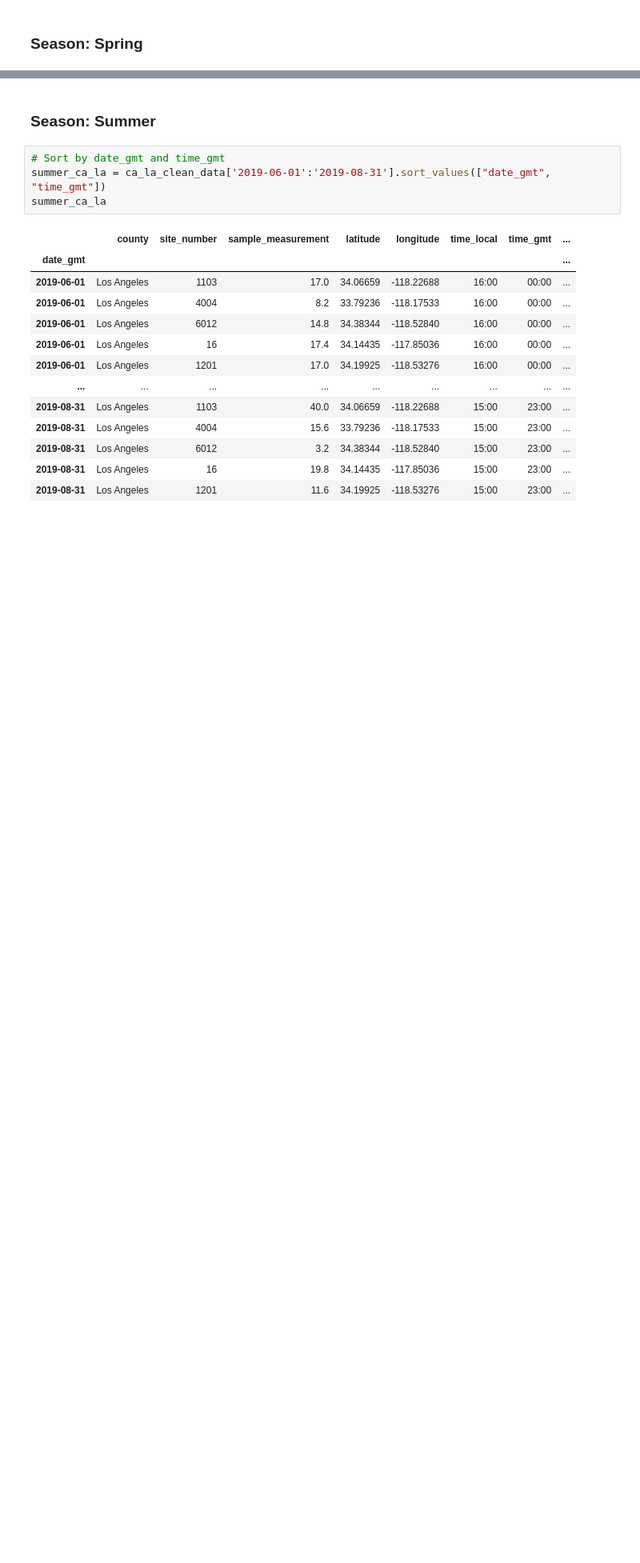
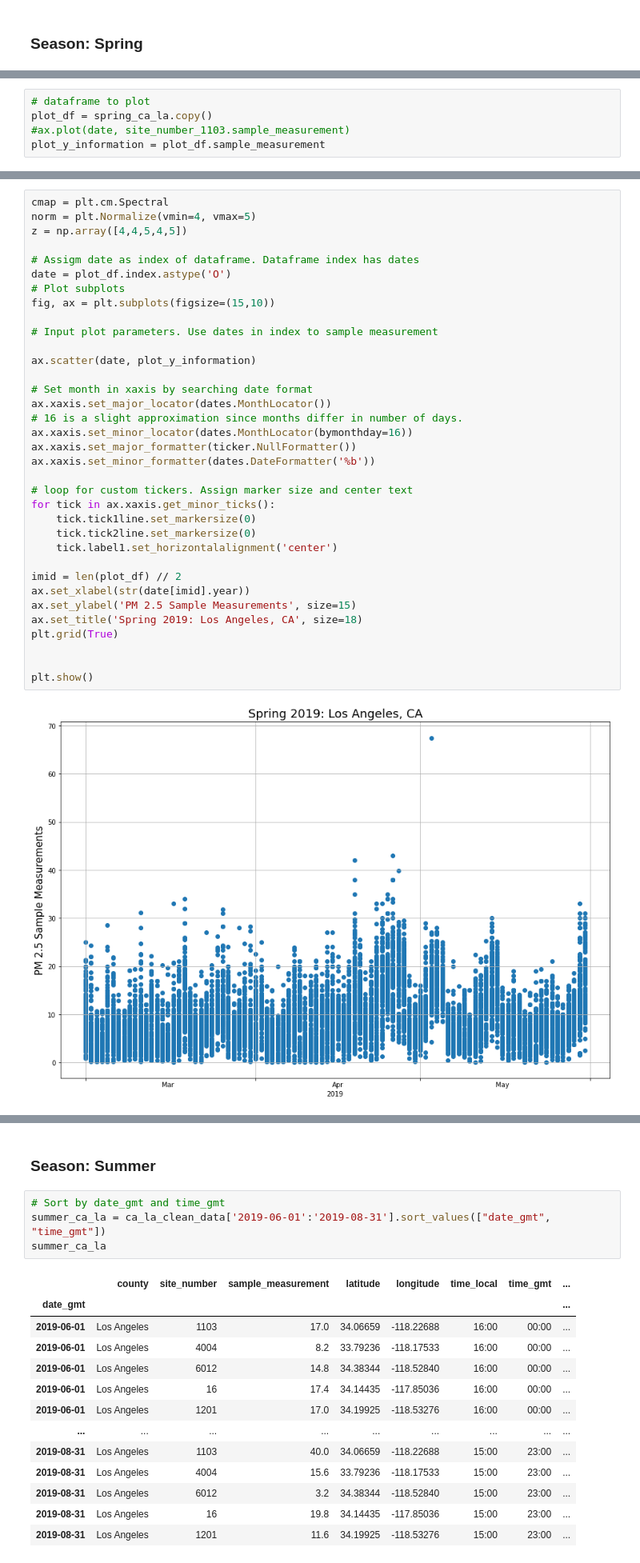
Before and after one commit to wetseng/air-pollution-analysis, a Jupyter notebook: Seasonal_State_County.ipynb, the cells around one changed output, grey strips where cells are left out. Shown: that part at 80% size. Cells and saved outputs as stored; diff of their text form; blank space fills up the shorter version.

```diff
--- a/Seasonal_State_County.ipynb
+++ b/Seasonal_State_County.ipynb
@@ -144,0 +399,5 @@ TypeError: set_xlim() got an unexpected keyword argument 'rotation'
+# %%
+# dataframe to plot
+plot_df = spring_ca_la.copy()
+#ax.plot(date, site_number_1103.sample_measurement)
+plot_y_information = plot_df.sample_measurement
@@ -144,0 +406,37 @@ TypeError: set_xlim() got an unexpected keyword argument 'rotation'
+# %%
+cmap = plt.cm.Spectral
+norm = plt.Normalize(vmin=4, vmax=5)
+z = np.array([4,4,5,4,5])
+
+# Assigm date as index of dataframe. Dataframe index has dates
+date = plot_df.index.astype('O')
+# Plot subplots
+fig, ax = plt.subplots(figsize=(15,10))
+
+# Input plot parameters. Use dates in index to sample measurement
+
+ax.scatter(date, plot_y_information)
+
+# Set month in xaxis by searching date format
+ax.xaxis.set_major_locator(dates.MonthLocator())
+# 16 is a slight approximation since months differ in number of days.
+ax.xaxis.set_minor_locator(dates.MonthLocator(bymonthday=16))
+ax.xaxis.set_major_formatter(ticker.NullFormatter())
+ax.xaxis.set_minor_formatter(dates.DateFormatter('%b'))
+
+# loop for custom tickers. Assign marker size and center text
+for tick in ax.xaxis.get_minor_ticks():
+    tick.tick1line.set_markersize(0)
+    tick.tick2line.set_markersize(0)
+    tick.label1.set_horizontalalignment('center')
+
+imid = len(plot_df) // 2
+ax.set_xlabel(str(date[imid].year))
+ax.set_ylabel('PM 2.5 Sample Measurements', size=15)
+ax.set_title('Spring 2019: Los Angeles, CA', size=18)
+plt.grid(True)
+
+
+plt.show()
+# %% [output]
+[figure, added]
```
Also changed, not shown: parts of 72 cells of this notebook, 4 other files.
